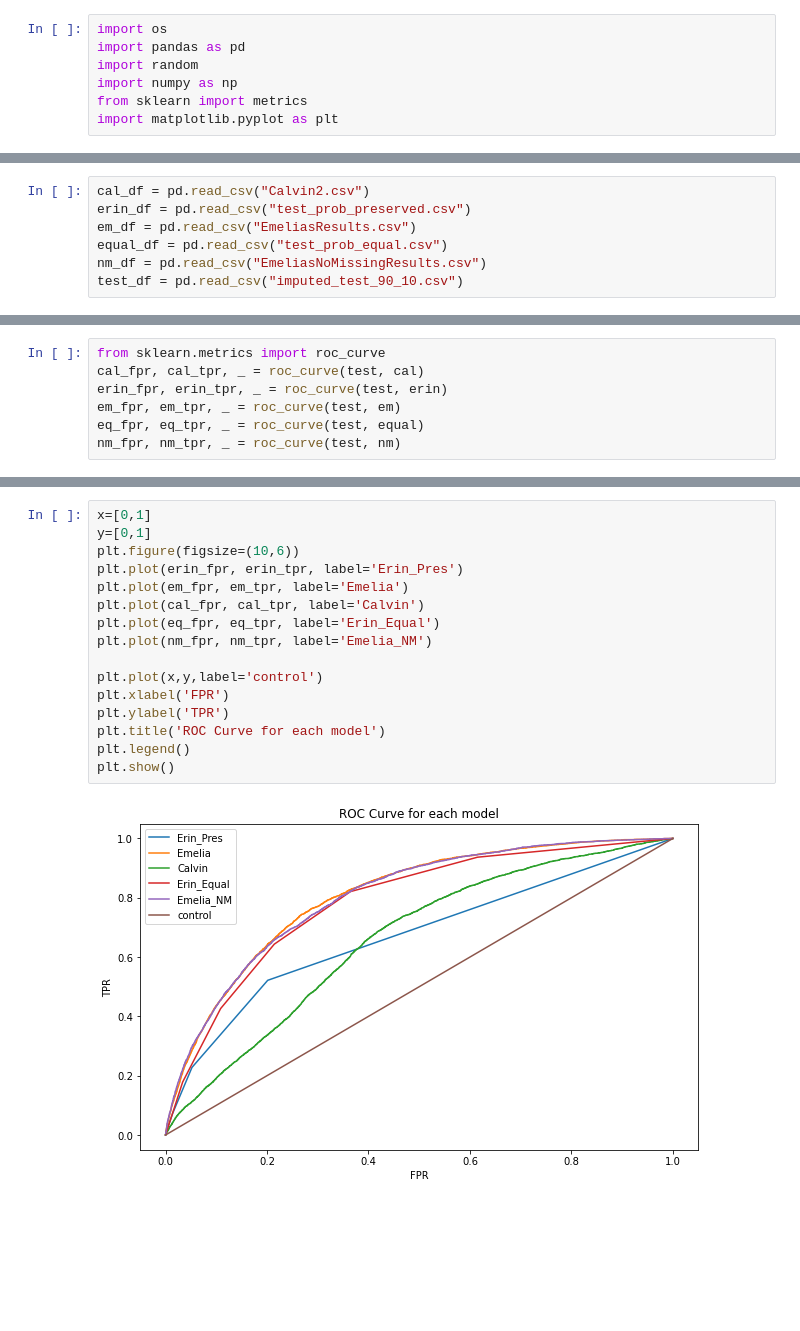
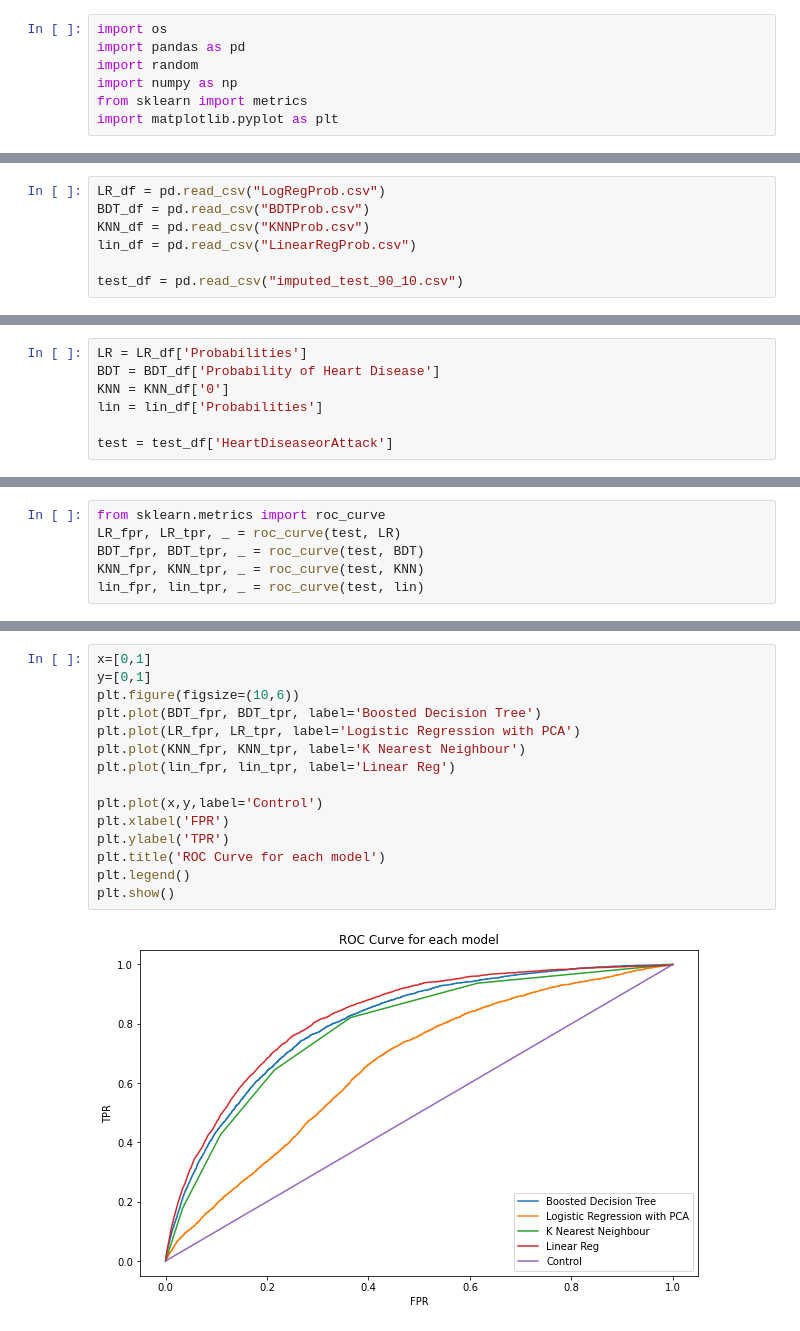
Before and after one commit to erinp0/DST-Assessment-1, a Jupyter notebook: Shreya Shah/Comparison_Notebook.ipynb, the cells around one changed output, grey strips where cells are left out. Saved outputs shown, nothing was run; the diff lists cells and outputs as text; blank space fills up the shorter version.

```diff
--- a/Shreya Shah/Comparison_Notebook.ipynb
+++ b/Shreya Shah/Comparison_Notebook.ipynb
@@ -14,7 +14,7 @@ Each model gives their respective probabilities of a case having heart disease b
 # %%
-cal_df = pd.read_csv("Calvin2.csv")
-erin_df = pd.read_csv("test_prob_preserved.csv")
-em_df = pd.read_csv("EmeliasResults.csv")
-equal_df = pd.read_csv("test_prob_equal.csv")
-nm_df = pd.read_csv("EmeliasNoMissingResults.csv")
+LR_df = pd.read_csv("LogRegProb.csv")
+BDT_df = pd.read_csv("BDTProb.csv")
+KNN_df = pd.read_csv("KNNProb.csv")
+lin_df = pd.read_csv("LinearRegProb.csv")
+
 test_df = pd.read_csv("imputed_test_90_10.csv")
@@ -29,0 +21,7 @@ We now take the probabilities produced by the models and produce ROC curves base
+# %%
+LR = LR_df['Probabilities']
+BDT = BDT_df['Probability of Heart Disease']
+KNN = KNN_df['0']
+lin = lin_df['Probabilities']
+
+test = test_df['HeartDiseaseorAttack']
@@ -30,7 +34,6 @@ We now take the probabilities produced by the models and produce ROC curves base
 # %%
 from sklearn.metrics import roc_curve
-cal_fpr, cal_tpr, _ = roc_curve(test, cal)
-erin_fpr, erin_tpr, _ = roc_curve(test, erin)
-em_fpr, em_tpr, _ = roc_curve(test, em)
-eq_fpr, eq_tpr, _ = roc_curve(test, equal)
-nm_fpr, nm_tpr, _ = roc_curve(test, nm)
+LR_fpr, LR_tpr, _ = roc_curve(test, LR)
+BDT_fpr, BDT_tpr, _ = roc_curve(test, BDT)
+KNN_fpr, KNN_tpr, _ = roc_curve(test, KNN)
+lin_fpr, lin_tpr, _ = roc_curve(test, lin)
@@ -39,18 +42,17 @@ We now plot the ROC curves on the same graph.
 # %%
 x=[0,1]
 y=[0,1]
 plt.figure(figsize=(10,6))
-plt.plot(erin_fpr, erin_tpr, label='Erin_Pres')
-plt.plot(em_fpr, em_tpr, label='Emelia')
-plt.plot(cal_fpr, cal_tpr, label='Calvin')
-plt.plot(eq_fpr, eq_tpr, label='Erin_Equal')
-plt.plot(nm_fpr, nm_tpr, label='Emelia_NM')
+plt.plot(BDT_fpr, BDT_tpr, label='Boosted Decision Tree')
+plt.plot(LR_fpr, LR_tpr, label='Logistic Regression with PCA')
+plt.plot(KNN_fpr, KNN_tpr, label='K Nearest Neighbour')
+plt.plot(lin_fpr, lin_tpr, label='Linear Reg')
 
-plt.plot(x,y,label='control')
+plt.plot(x,y,label='Control')
 plt.xlabel('FPR')
 plt.ylabel('TPR')
 plt.title('ROC Curve for each model')
 plt.legend()
 plt.show()
 # %% [output]
-[figure, old version]
+[figure, new version]
```
Also changed, not shown: parts of 10 cells of this notebook.
